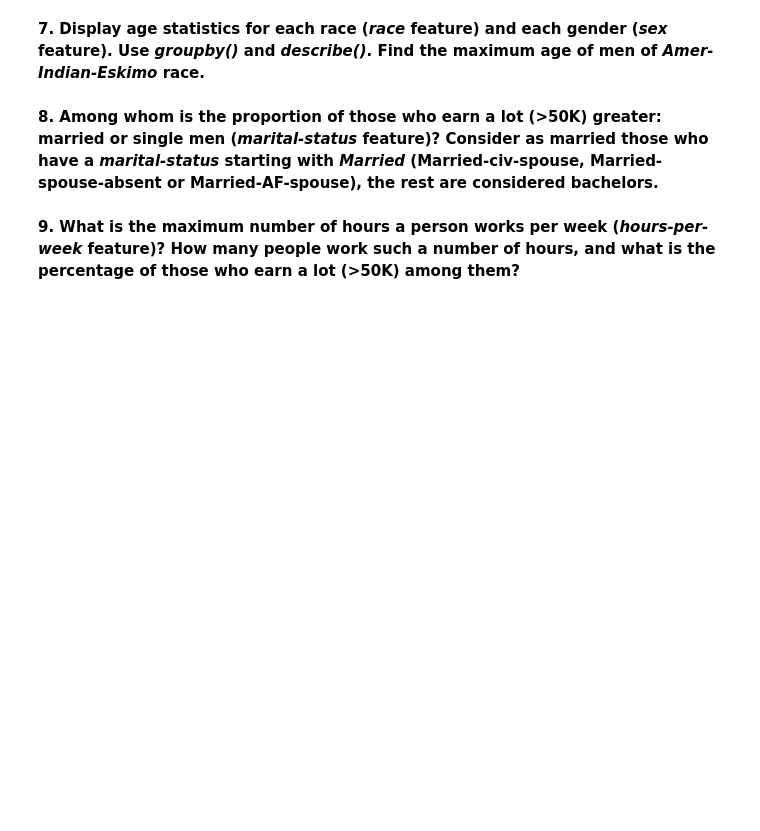
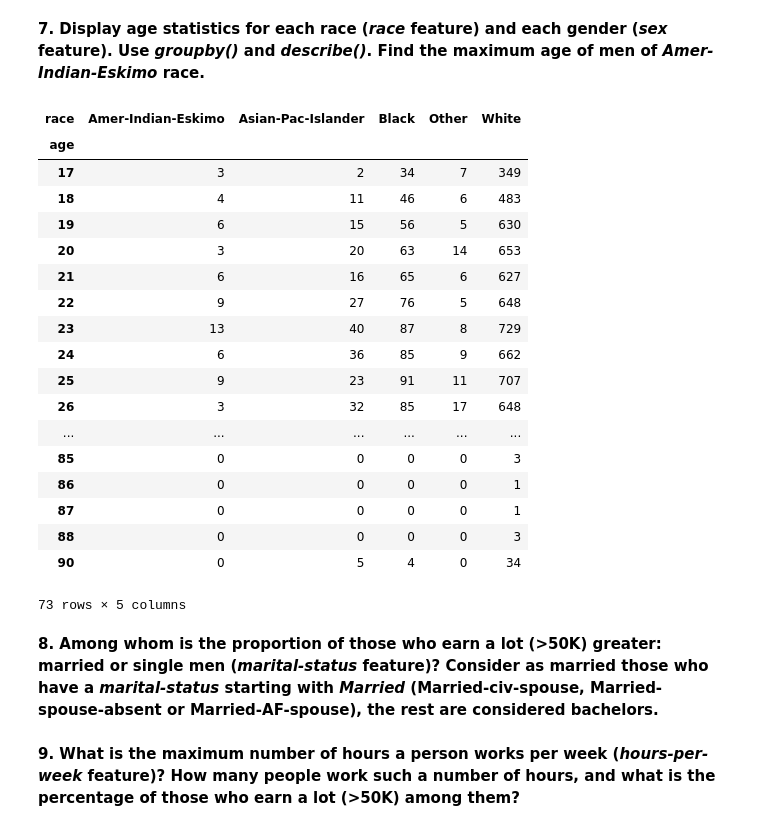
Before and after one commit to rscheiwe/open-data, a Jupyter notebook: jupyter_english/assignments_demo/assignment01_pandas_uci_adult.ipynb, the cells around one changed output. Drawn from its saved outputs; the diff is of its cells as text; code cells hidden in the pictures; blank space fills up the shorter version.

```diff
--- a/jupyter_english/assignments_demo/assignment01_pandas_uci_adult.ipynb
+++ b/jupyter_english/assignments_demo/assignment01_pandas_uci_adult.ipynb
@@ -91,6 +118,27 @@ data.shape[0]
 **7. Display age statistics for each race (*race* feature) and each gender (*sex* feature). Use *groupby()* and *describe()*. Find the maximum age of men of *Amer-Indian-Eskimo* race.**
 # %%
 # You code here
+pd.crosstab(data['age'], data['race'])
+# %% [output]
+| race | Amer-Indian-Eskimo | Asian-Pac-Islander | Black | Other | White |
+| age |  |  |  |  |  |
+| 17 | 3 | 2 | 34 | 7 | 349 |
+| 18 | 4 | 11 | 46 | 6 | 483 |
+| 19 | 6 | 15 | 56 | 5 | 630 |
+| 20 | 3 | 20 | 63 | 14 | 653 |
+| 21 | 6 | 16 | 65 | 6 | 627 |
+| 22 | 9 | 27 | 76 | 5 | 648 |
+| 23 | 13 | 40 | 87 | 8 | 729 |
+| 24 | 6 | 36 | 85 | 9 | 662 |
+| 25 | 9 | 23 | 91 | 11 | 707 |
+| 26 | 3 | 32 | 85 | 17 | 648 |
+| ... | ... | ... | ... | ... | ... |
+| 85 | 0 | 0 | 0 | 0 | 3 |
+| 86 | 0 | 0 | 0 | 0 | 1 |
+| 87 | 0 | 0 | 0 | 0 | 1 |
+| 88 | 0 | 0 | 0 | 0 | 3 |
+| 90 | 0 | 5 | 4 | 0 | 34 |
+73 rows × 5 columns
 # %% [markdown]
 **8. Among whom is the proportion of those who earn a lot (>50K) greater: married or single men (*marital-status* feature)? Consider as married those who have a *marital-status* starting with *Married* (Married-civ-spouse, Married-spouse-absent or Married-AF-spouse), the rest are considered bachelors.**
 # %%
```
Also changed, not shown: parts of 8 cells of this notebook, 4 other files.
